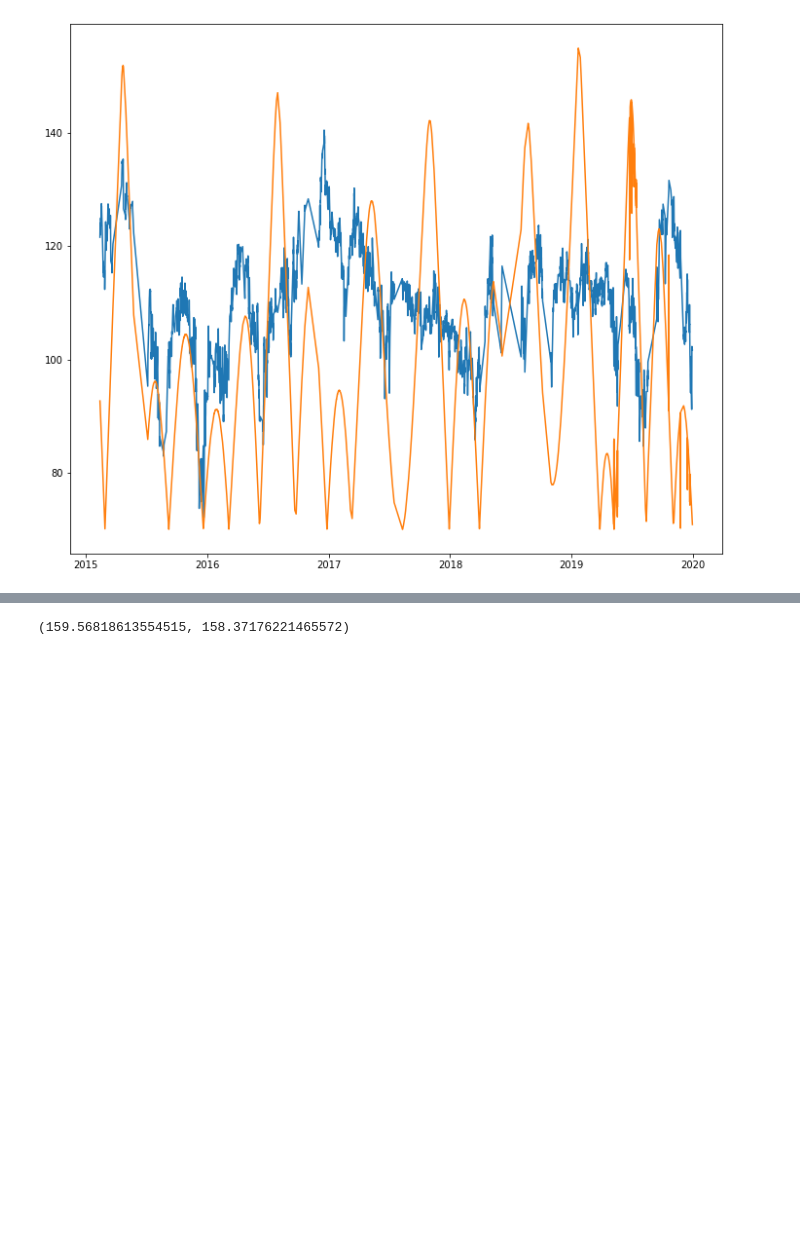
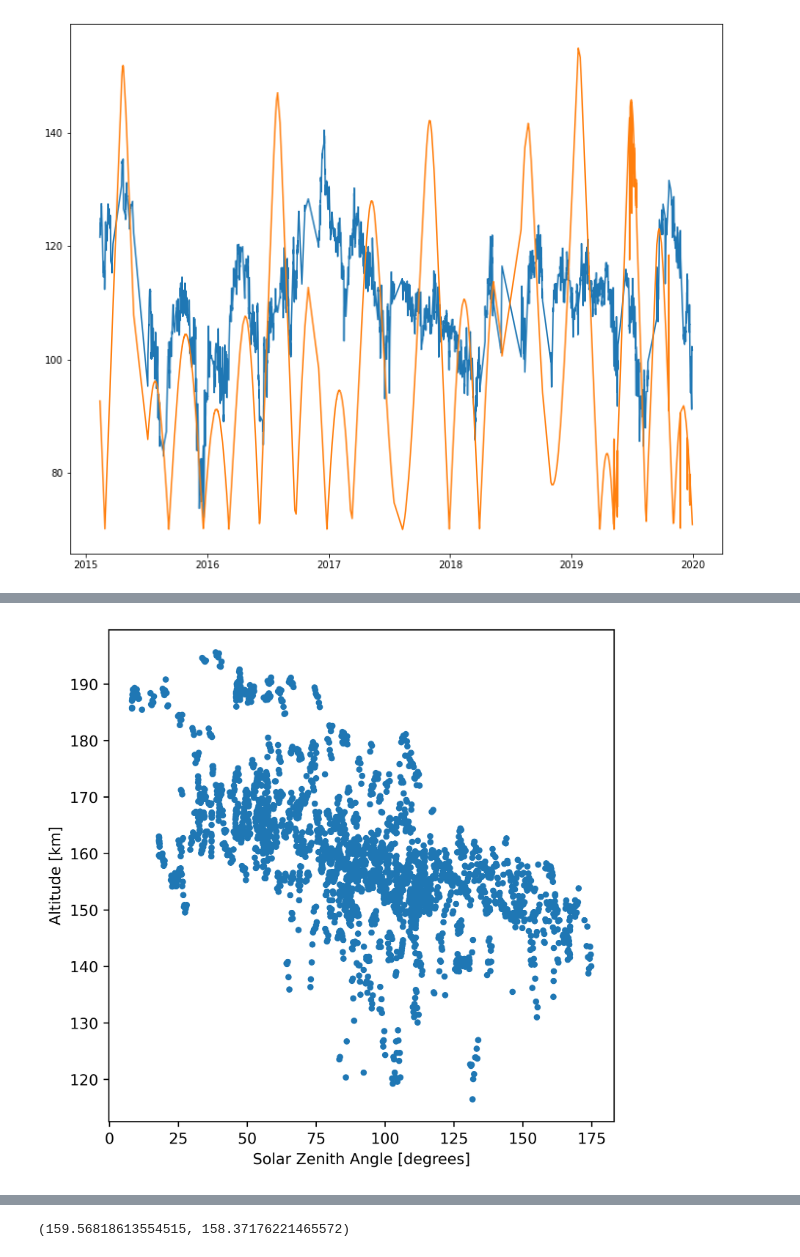
Before and after one commit to marek-slipski/NGIMS-hp, a Jupyter notebook: notebooks/dev_hp_solarmin_analysis.ipynb, the cells around one changed output, grey strips where cells are left out. Cells and saved outputs as stored; diff of their text form; code cells hidden in the pictures; blank space fills up the shorter version.

```diff
--- a/notebooks/dev_hp_solarmin_analysis.ipynb
+++ b/notebooks/dev_hp_solarmin_analysis.ipynb
@@ -46,0 +49,9 @@ plt.show()
+# %%
+plt.figure(figsize=(6, 6), dpi=500)
+plt.scatter(exo_peri["sza"], exo_peri["exo_alt"], s=10)
+#plt.plot(hp_peri["dt"], hp_peri["hp_alt"])
+plt.xlabel("Solar Zenith Angle [degrees]")
+plt.ylabel("Altitude [km]")
+plt.show()
+# %% [output]
+[figure, added]
```
Also changed, not shown: parts of 2 cells of this notebook.
